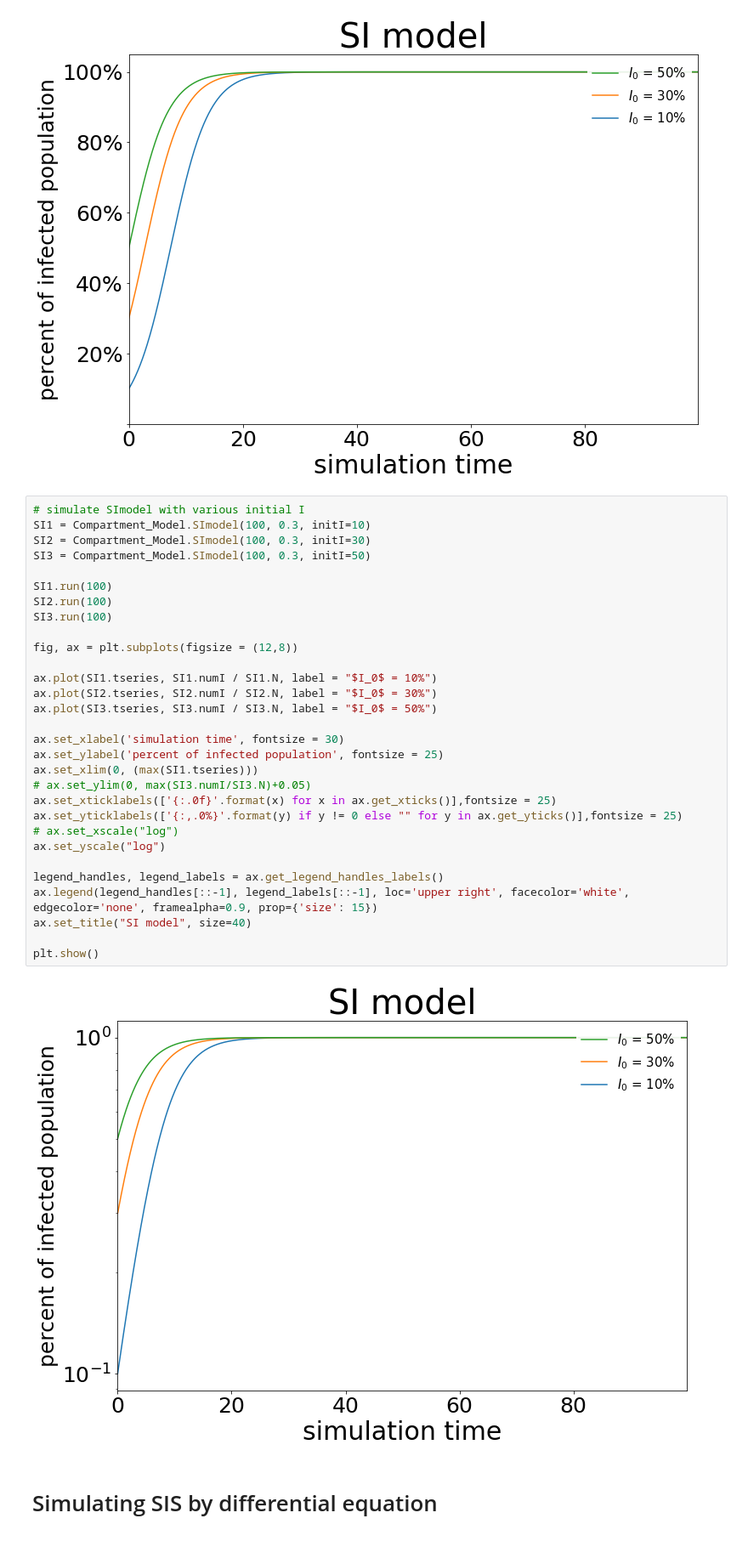
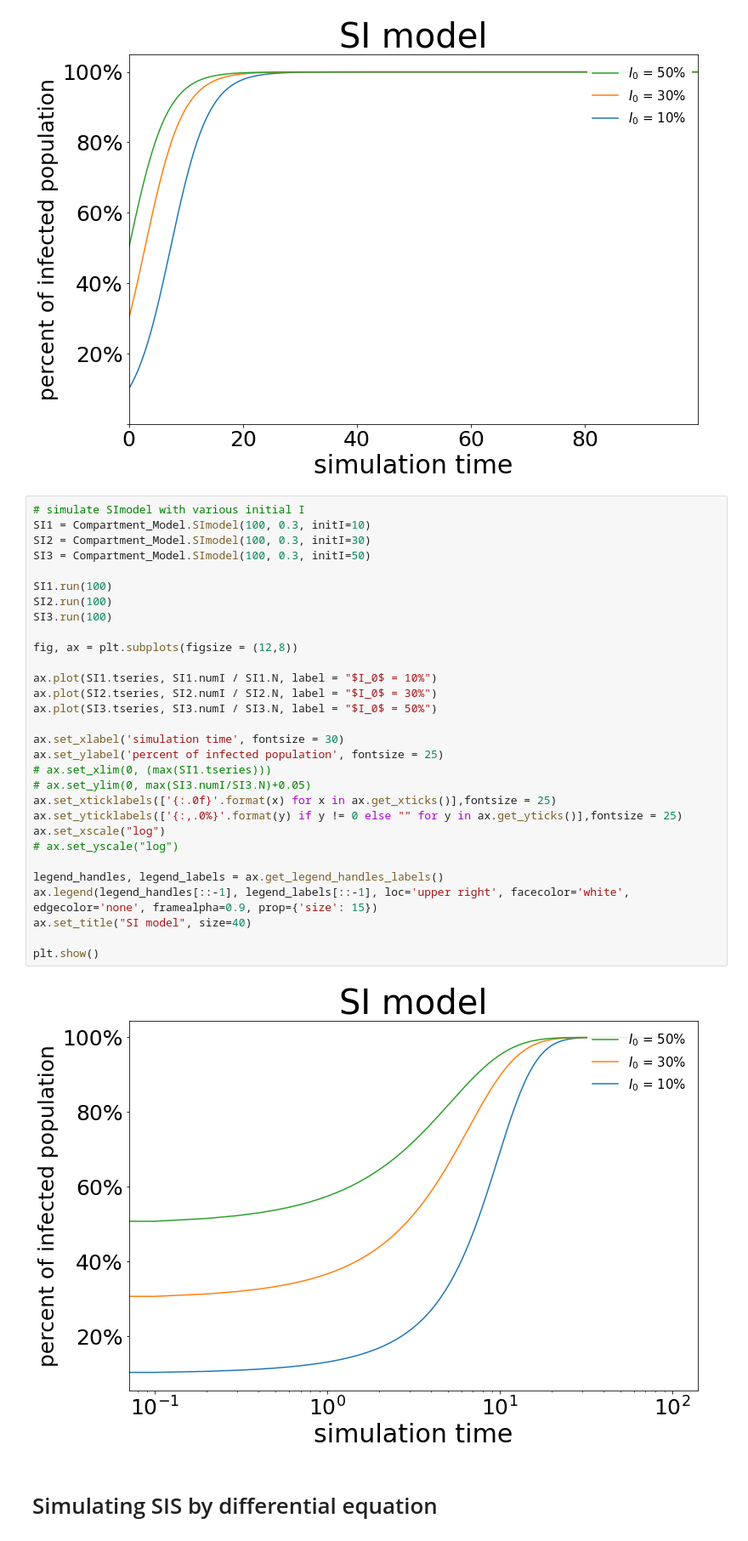
Before and after one commit to GyeongHwan-Jang/SEIRmodel, a Jupyter notebook: main.ipynb, the cells around one changed output. Shown at 85% size. Drawn from its saved outputs; the diff is of its cells as text.

```diff
--- a/main.ipynb
+++ b/main.ipynb
@@ -116,35 +116,35 @@ plt.show()
 # %%
 # simulate SImodel with various initial I
 SI1 = Compartment_Model.SImodel(100, 0.3, initI=10)
 SI2 = Compartment_Model.SImodel(100, 0.3, initI=30)
 SI3 = Compartment_Model.SImodel(100, 0.3, initI=50)
 
 SI1.run(100)
 SI2.run(100)
 SI3.run(100)
 
 fig, ax = plt.subplots(figsize = (12,8))
 
 ax.plot(SI1.tseries, SI1.numI / SI1.N, label = "$I_0$ = 10%")
 ax.plot(SI2.tseries, SI2.numI / SI2.N, label = "$I_0$ = 30%")
 ax.plot(SI3.tseries, SI3.numI / SI3.N, label = "$I_0$ = 50%")
 
 ax.set_xlabel('simulation time', fontsize = 30)
 ax.set_ylabel('percent of infected population', fontsize = 25)
-ax.set_xlim(0, (max(SI1.tseries)))
+# ax.set_xlim(0, (max(SI1.tseries)))
 # ax.set_ylim(0, max(SI3.numI/SI3.N)+0.05)
 ax.set_xticklabels(['{:.0f}'.format(x) for x in ax.get_xticks()],fontsize = 25)
 ax.set_yticklabels(['{:,.0%}'.format(y) if y != 0 else "" for y in ax.get_yticks()],fontsize = 25)
-# ax.set_xscale("log")
-ax.set_yscale("log")
+ax.set_xscale("log")
+# ax.set_yscale("log")
 
 legend_handles, legend_labels = ax.get_legend_handles_labels()
 ax.legend(legend_handles[::-1], legend_labels[::-1], loc='upper right', facecolor='white', edgecolor='none', framealpha=0.9, prop={'size': 15})
 ax.set_title("SI model", size=40)
 
 plt.show()
 # %% [output]
-[figure, old version]
+[figure, new version]
 # %% [markdown]
 # Simulating SIS by differential equation
 # %%
```
Also changed, not shown: parts of 5 cells of this notebook.
